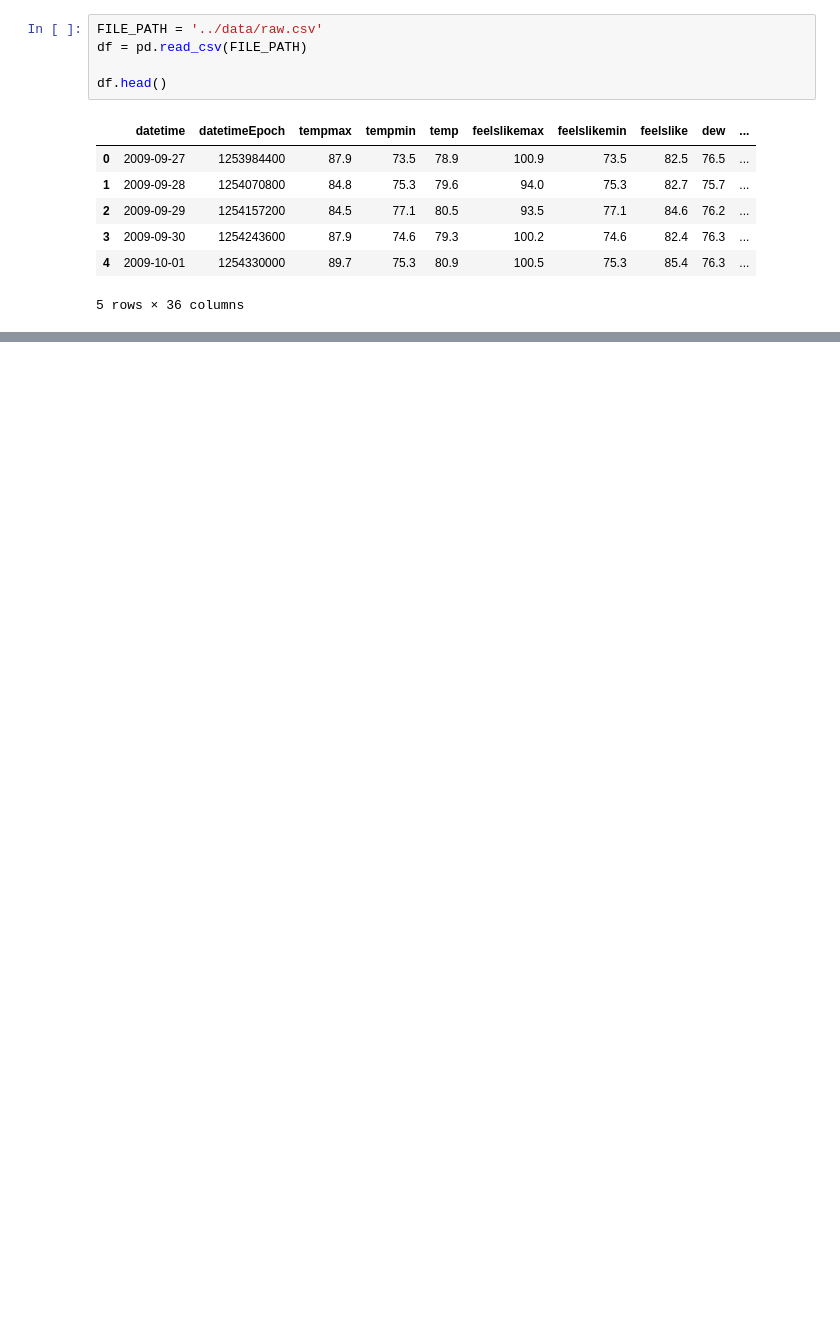
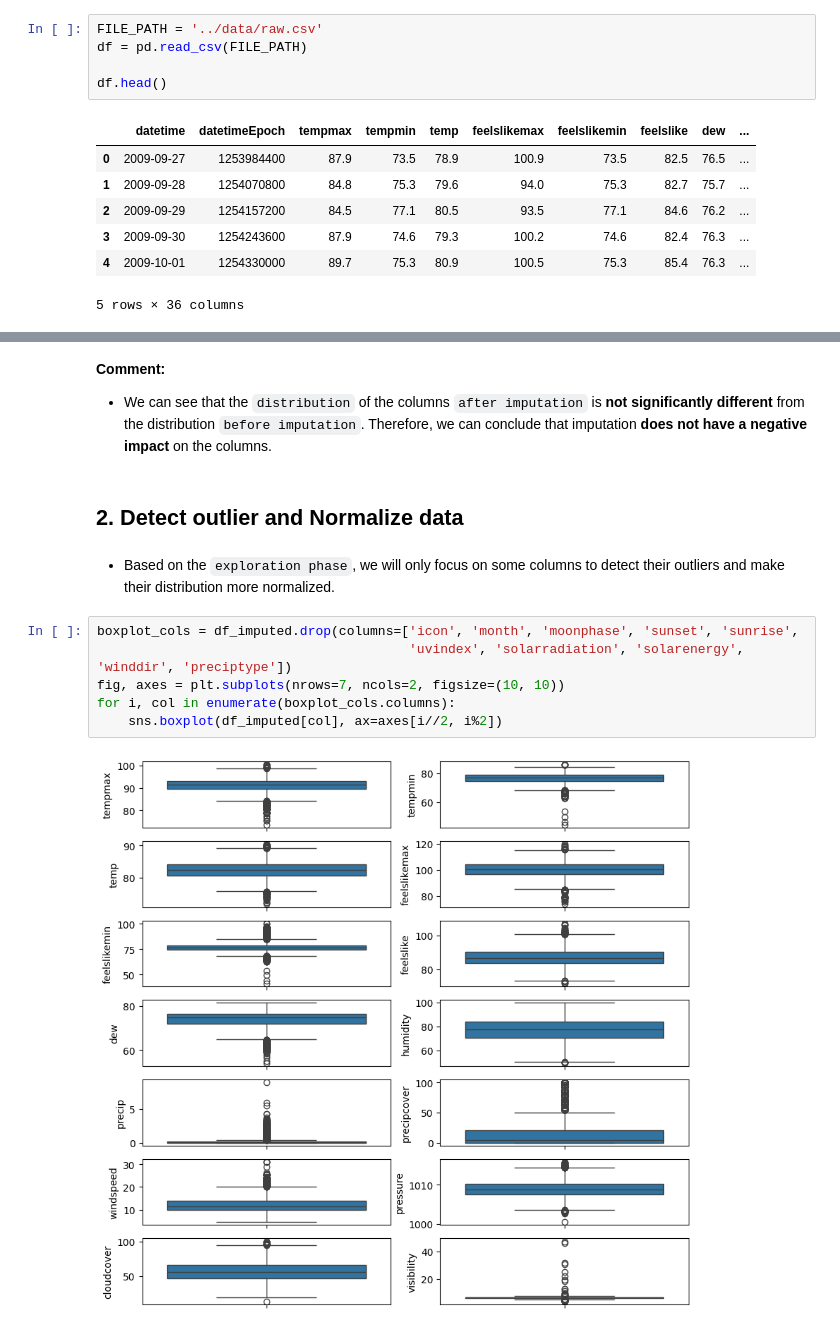
Before and after one commit to khanhnhan1512/Final-Project-Intro-Ds, a Jupyter notebook: src/03-Data_Preprocessing.ipynb, the cells around one changed output, grey strips where cells are left out. Drawn from its saved outputs; the diff is of its cells as text; blank space fills up the shorter version.

```diff
--- a/src/03-Data_Preprocessing.ipynb
+++ b/src/03-Data_Preprocessing.ipynb
@@ -549,0 +230,15 @@ See the caveats in the documentation: https://pandas.pydata.org/pandas-docs/stab
+# %% [markdown]
+**Comment:**
+- We can see that the `distribution` of the columns `after imputation` is **not significantly different** from the distribution `before imputation`. Therefore, we can conclude that imputation **does not have a negative impact** on the columns.
+# %% [markdown]
+## 2. Detect outlier and Normalize data
+# %% [markdown]
+- Based on the `exploration phase`, we will only focus on some columns to detect their outliers and make their distribution more normalized.
+# %%
+boxplot_cols = df_imputed.drop(columns=['icon', 'month', 'moonphase', 'sunset', 'sunrise',
+                                        'uvindex', 'solarradiation', 'solarenergy', 'winddir', 'preciptype'])
+fig, axes = plt.subplots(nrows=7, ncols=2, figsize=(10, 10))
+for i, col in enumerate(boxplot_cols.columns):
+    sns.boxplot(df_imputed[col], ax=axes[i//2, i%2])
+# %% [output]
+[figure, added]
```
Also changed, not shown: parts of 87 cells of this notebook, 3 other files.
